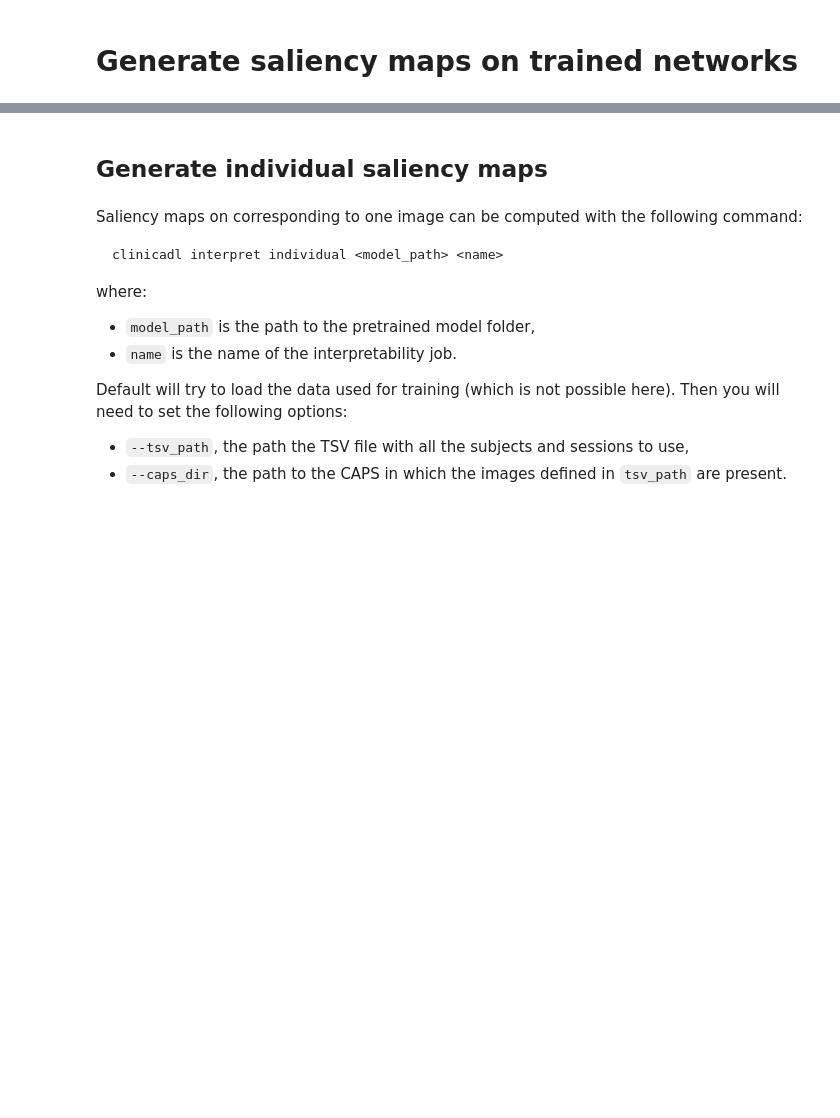
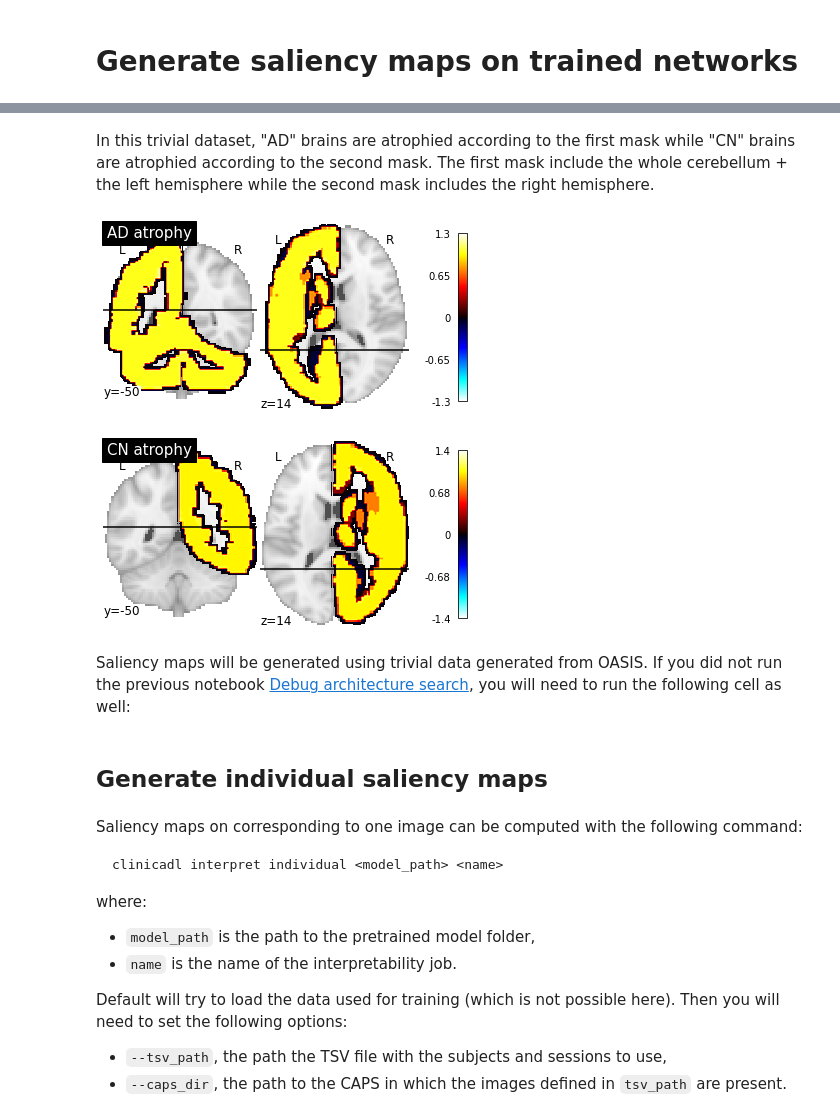
Before and after one commit to aramis-lab/Notebooks-AD-DL, a Jupyter notebook: intepretability.ipynb, the cells around one changed output, grey strips where cells are left out. Cells and saved outputs as stored; diff of their text form; code cells hidden in the pictures; blank space fills up the shorter version.

Commit message:
Add interpretability notebook

```diff
--- a/intepretability.ipynb
+++ b/intepretability.ipynb
@@ -21,0 +27,13 @@ In the following, we are going to extract saliency maps from a model already tra
+# %% [markdown]
+In this trivial dataset, "AD" brains are atrophied according to the first mask while "CN" brains are atrophied according to the second mask. The first mask include the whole cerebellum + the left hemisphere while the second mask includes the right hemisphere.
+# %%
+from nilearn import plotting
+
+plotting.plot_stat_map("AAL2/mask-1.nii", title="AD atrophy", cut_coords=(-50, 14), display_mode="yz")
+plotting.plot_stat_map("AAL2/mask-2.nii", title="CN atrophy", cut_coords=(-50, 14), display_mode="yz")
+plotting.show()
+# %% [output]
+[figure, added]
+[figure, added]
+# %% [markdown]
+Saliency maps will be generated using trivial data generated from OASIS. If you did not run the previous notebook [Debug architecture search](generate.ipynb), you will need to run the following cell as well:
@@ -31,5 +51,5 @@ where:
 - `name` is the name of the interpretability job.
 
 Default will try to load the data used for training (which is not possible here). Then you will need to set the following options:
-- `--tsv_path`, the path the TSV file with all the subjects and sessions to use,
+- `--tsv_path`, the path the TSV file with the subjects and sessions to use,
 - `--caps_dir`, the path to the CAPS in which the images defined in `tsv_path` are present.
```
Also changed, not shown: parts of 22 cells of this notebook, 1 other file.
